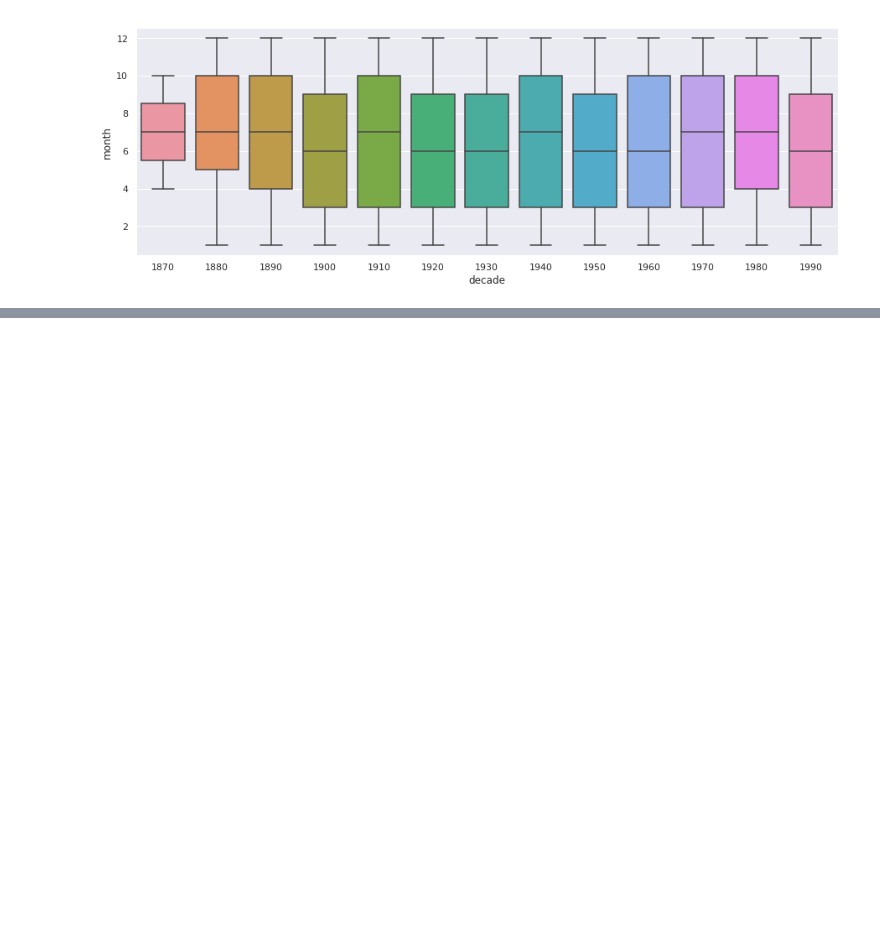
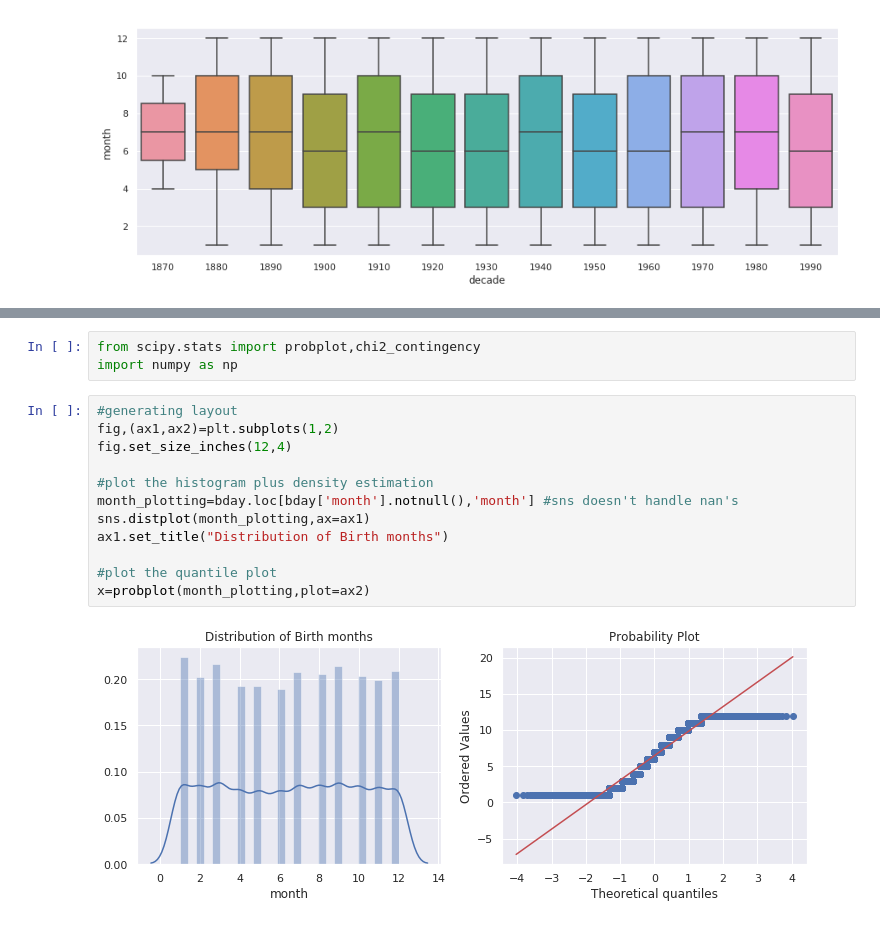
Before and after one commit to naivelogic/NFL-smarter-football, a Jupyter notebook: NFL Play Birth Date Analysis.ipynb, the cells around one changed output, grey strips where cells are left out. Saved outputs shown, nothing was run; the diff lists cells and outputs as text; blank space fills up the shorter version.

```diff
--- a/NFL Play Birth Date Analysis.ipynb
+++ b/NFL Play Birth Date Analysis.ipynb
@@ -146,0 +150,17 @@ TBD
+# %%
+from scipy.stats import probplot,chi2_contingency
+import numpy as np
+# %%
+#generating layout
+fig,(ax1,ax2)=plt.subplots(1,2)
+fig.set_size_inches(12,4)
+
+#plot the histogram plus density estimation
+month_plotting=bday.loc[bday['month'].notnull(),'month'] #sns doesn't handle nan's
+sns.distplot(month_plotting,ax=ax1)
+ax1.set_title("Distribution of Birth months")
+
+#plot the quantile plot
+x=probplot(month_plotting,plot=ax2)
+# %% [output]
+[figure, added]
```
Also changed, not shown: parts of 2 cells of this notebook.
